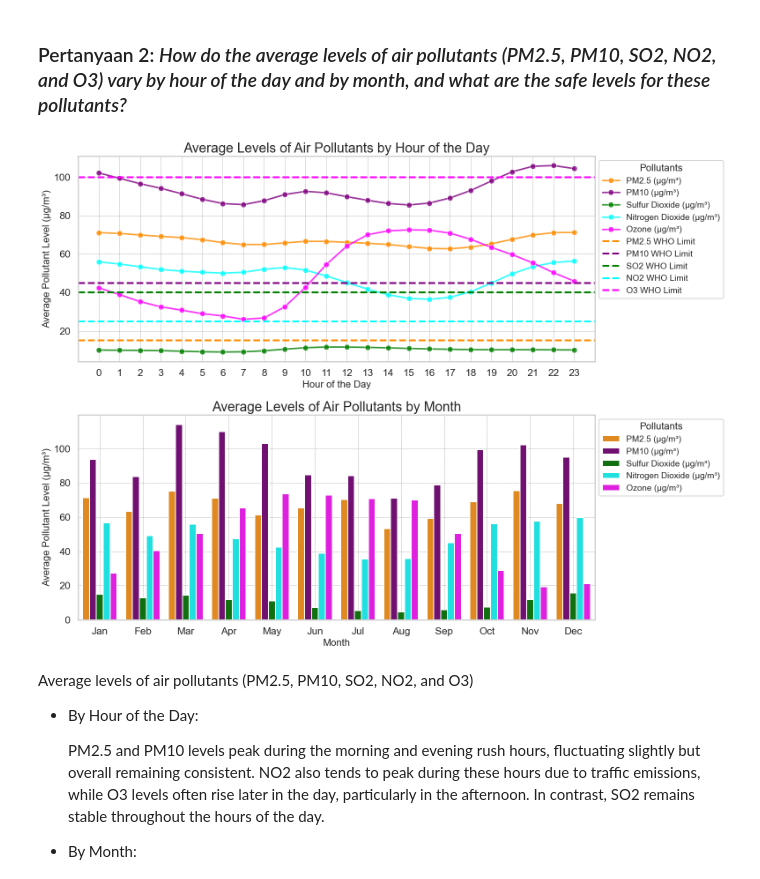
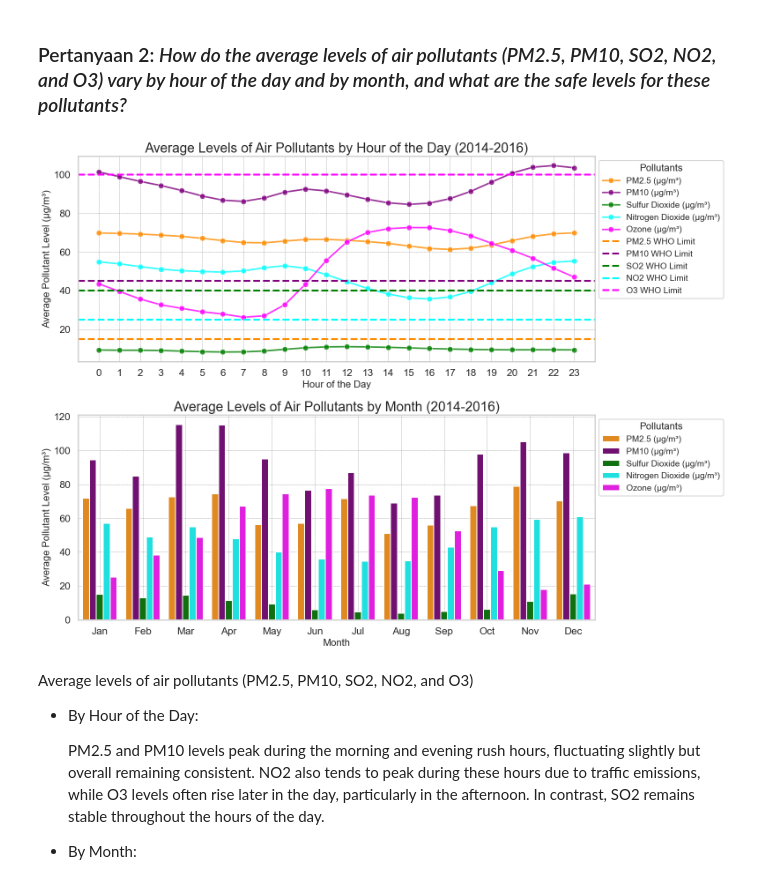
Before and after one commit to JoshuaGlaZ/air-quality-analysis, a Jupyter notebook: notebook.ipynb, the cells around one changed output. Drawn from its saved outputs; the diff is of its cells as text; code cells hidden in the pictures.

Commit message:
Fix the visualization to be time-bound

```diff
--- a/notebook.ipynb
+++ b/notebook.ipynb
@@ -1114,7 +1111,8 @@ The WHO guidelines state these pollutant should not exceed:
 - NO2 = 10 µg/m³ (annual mean), 25 µg/m³ (24-hour mean)
 - O3 = 100 µg/m³ (8-hour mean)
 # %%
-# Convert datetime from the year, month, day and hour. Then sort data based of the datetime
+# Dataset is bound only in 2014 - 2016. Convert datetime from the year, month, day and hour. Then sort data based of the datetime
+df_safelevel = df_safelevel[(df_safelevel['year'] >= 2014) & (df_safelevel['year'] <= 2016)]
 df_safelevel['datetime'] = pd.to_datetime(
     df_safelevel[['year', 'month', 'day', 'hour']])
 df_safelevel.set_index('datetime', inplace=True)
@@ -1307,7 +1323,7 @@ for pollutant, limit in who_limits.items():
                     linewidth=3, label=f'{pollutant.split("_")[0]} WHO Limit')
 
 axes[0].set_title(
-    'Average Levels of Air Pollutants by Hour of the Day', fontsize=22)
+    'Average Levels of Air Pollutants by Hour of the Day (2014-2016)', fontsize=22)
 axes[0].set_xlabel('Hour of the Day', fontsize=16)
 axes[0].set_ylabel('Average Pollutant Level (µg/m³)', fontsize=16)
 axes[0].set_xticks(range(0, 24))
@@ -1318,35 +1334,35 @@ handles, labels = axes[0].get_legend_handles_labels()
 new_labels = [legend_labels.get(label, label) for label in labels]
 axes[0].legend(handles=handles, labels=new_labels, title='Pollutants',
                fontsize=14, title_fontsize='16', loc='upper left', bbox_to_anchor=(1, 1))
 axes[0].grid(color='gray', linestyle='--', linewidth=0.5)
 
 # Monthly Plot: show variation by month
 sns.barplot(data=avg_pollutants_monthly_melted,
             x='month',
             y='Average Level',
             hue='Pollutant',
             palette=palette,
             ax=axes[1])
 
 unique_months = sorted(avg_pollutants_monthly_melted['month'].unique())
 month_labels = [calendar.month_abbr[month] for month in unique_months]
 
-axes[1].set_title('Average Levels of Air Pollutants by Month', fontsize=22)
+axes[1].set_title('Average Levels of Air Pollutants by Month (2014-2016)', fontsize=22)
 axes[1].set_xlabel('Month', fontsize=16)
 axes[1].set_ylabel('Average Pollutant Level (µg/m³)', fontsize=16)
 axes[1].set_xticks(np.arange(len(unique_months)), labels=month_labels)
 axes[1].grid(color='gray', linestyle='--', linewidth=0.5)
 
 # Update legend for the monthly plot with same labels
 handles, labels = axes[1].get_legend_handles_labels()
 new_labels = [legend_labels.get(label, label) for label in labels]
 axes[1].legend(handles=handles, labels=new_labels, title='Pollutants',
                fontsize=14, title_fontsize='16', loc='upper left', bbox_to_anchor=(1, 1))
 
 plt.tight_layout()
 plt.show()
 # %% [output]
-[figure, old version]
+[figure, new version]
 # %% [markdown]
 Average levels of air pollutants (PM2.5, PM10, SO2, NO2, and O3)
 
```
Also changed, not shown: parts of 18 cells of this notebook.
